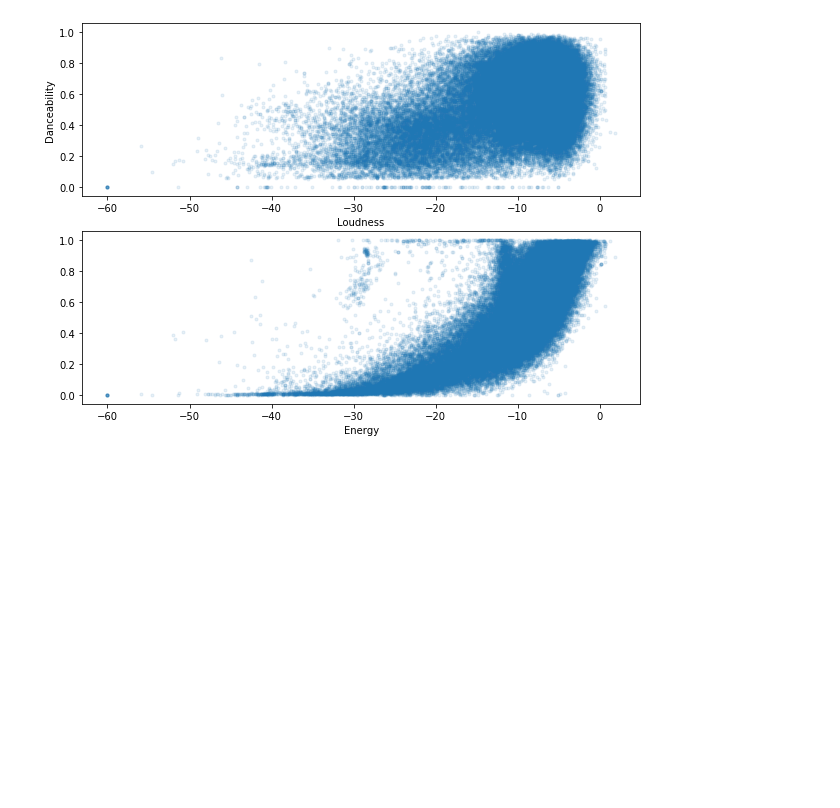
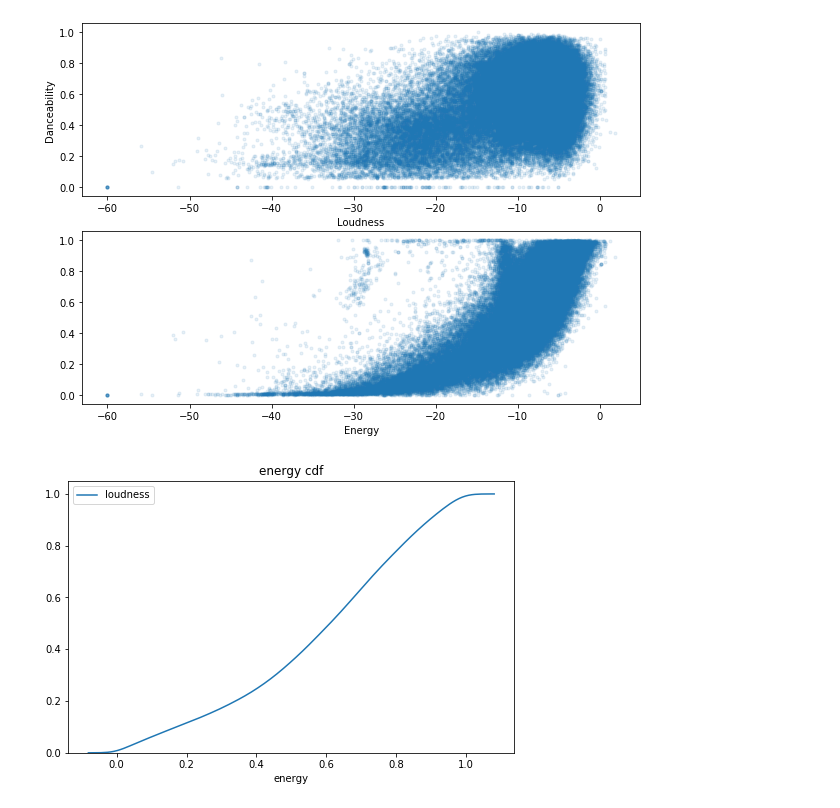
Before and after one commit to brentthayer1/capstone1, a Jupyter notebook: capstone1_eda.ipynb, the cells around one changed output. Saved outputs shown, nothing was run; the diff lists cells and outputs as text; code cells hidden in the pictures; blank space fills up the shorter version.

Commit message:
test image

```diff
--- a/capstone1_eda.ipynb
+++ b/capstone1_eda.ipynb
@@ -681,3 +728,17 @@ ax[1].set_xlabel('Energy')
 # %% [output]
 Text(0.5, 0, 'Energy')
 [figure]
+# %%
+# att_lst = ['danceability', 'energy']
+
+attribute = 'energy'
+against = 'loudness'
+fs = (8,5)
+
+fig, ax = plt.subplots(figsize=fs)
+
+cs1.plot_dists_cdf(ax, df, against, attribute)
+ax.set_title(f'{attribute} cdf')
+plt.savefig('test.png', format='png')
+# %% [output]
+[figure, added]
```
Also changed, not shown: parts of 9 cells of this notebook, 26 other files.
